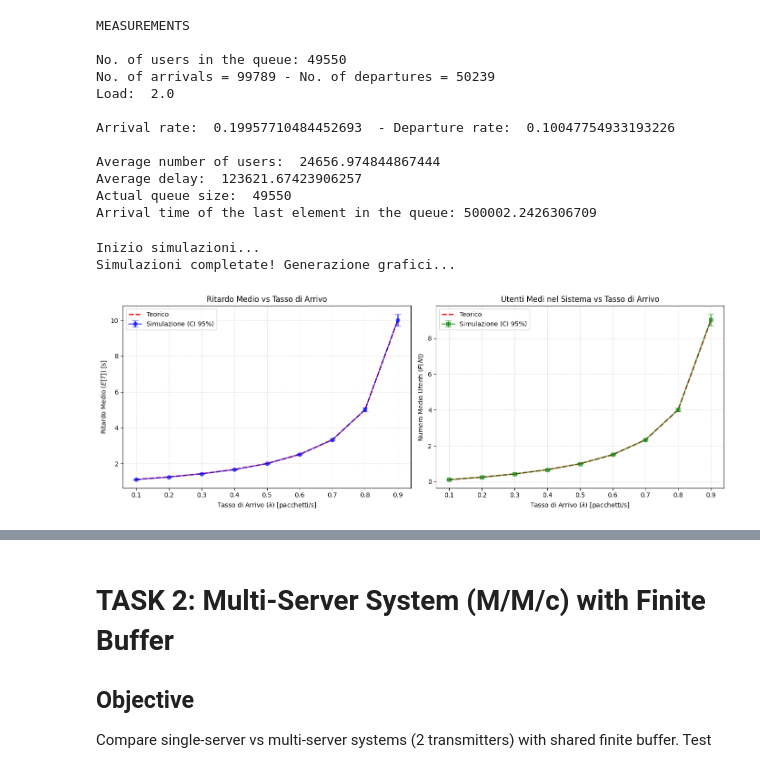
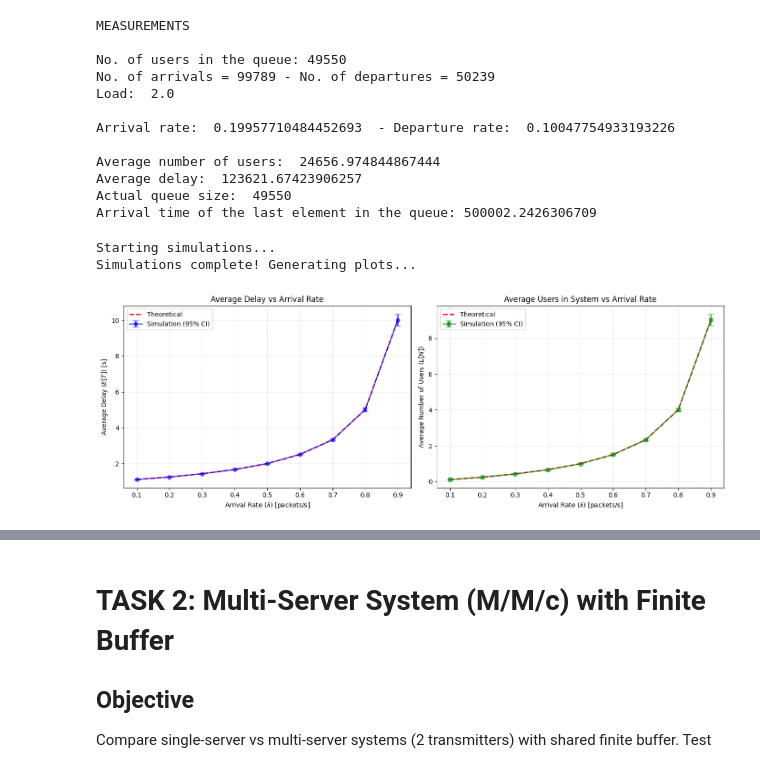
Before and after one commit to ICT4SS-Laboratories/Management-labs, a Jupyter notebook: Lab1/queueMM1-ES.ipynb, the cells around one changed output, grey strips where cells are left out. Cells and saved outputs as stored; diff of their text form; code cells hidden in the pictures.

```diff
--- a/Lab1/queueMM1-ES.ipynb
+++ b/Lab1/queueMM1-ES.ipynb
@@ -228,87 +229,87 @@ def run_simulation_with_prof_code(arr_rate, srv_rate, sim_duration, seed=42):
 # %%
-# Parametri dell'esperimento
-MU = 1.0                # Tasso di servizio fisso (mu)
-lambdas = np.linspace(0.1, 0.9, 9)  # Tassi di arrivo (lambda) da 0.1 a 0.9
-n_runs = 20             # Numero di run per ogni lambda per calcolare l'intervallo di confidenza
-sim_duration = 50000    # Durata di ogni simulazione
+# Experiment parameters
+MU = 1.0                # Fixed service rate (mu)
+lambdas = np.linspace(0.1, 0.9, 9)  # Arrival rates (lambda) from 0.1 to 0.9
+n_runs = 20             # Number of runs per lambda to calculate the confidence interval
+sim_duration = 50000    # Duration of each simulation
 
-# Strutture per salvare i risultati delle simulazioni
+# Data structures to store simulation results
 sim_delay_means, sim_delay_cis = [], []
 sim_users_means, sim_users_cis = [], []
 
-# Strutture per i valori teorici
+# Data structures for theoretical values
 teor_delays = []
 teor_users = []
 
-print("Inizio simulazioni...")
+print("Starting simulations...")
 
 for lam in lambdas:
     delays_for_lam = []
     users_for_lam = []
 
-    # Eseguiamo n_runs per lo stesso lambda variando il seed
+    # Run n_runs for the same lambda varying the seed
     for run in range(n_runs):
-        # Usiamo la funzione wrapper creata prima!
+        # Use the wrapper function created earlier!
         avg_d, avg_u = run_simulation_with_prof_code(
             arr_rate=lam,
             srv_rate=MU,
             sim_duration=sim_duration,
-            seed=run # Cambiamo seed ad ogni run
+            seed=run  # Change seed at each run
         )
         delays_for_lam.append(avg_d)
         users_for_lam.append(avg_u)
 
-    # Calcolo Medie
+    # Compute means
     mean_d = np.mean(delays_for_lam)
     mean_u = np.mean(users_for_lam)
 
     # TASK 1-b
-    # Calcolo Intervalli di Confidenza al 95% (usando t di Student)
+    # Compute 95% Confidence Intervals (using Student's t-distribution)
     ci_d = st.sem(delays_for_lam) * st.t.ppf((1 + 0.95) / 2., n_runs-1)
     ci_u = st.sem(users_for_lam) * st.t.ppf((1 + 0.95) / 2., n_runs-1)
 
     sim_delay_means.append(mean_d)
     sim_delay_cis.append(ci_d)
     sim_users_means.append(mean_u)
     sim_users_cis.append(ci_u)
 
-    # Valori teorici M/M/1
+    # Theoretical M/M/1 values
     rho = lam / MU
     teor_delays.append(1 / (MU - lam))
     teor_users.append(rho / (1 - rho))
 
-print("Simulazioni completate! Generazione grafici...")
+print("Simulations complete! Generating plots...")
 
 # ==========================================
-# PLOTTING DEI RISULTATI (Corretto)
+# PLOTTING RESULTS
 # ==========================================
 fig, (ax1, ax2) = plt.subplots(1, 2, figsize=(14, 5))
 
-# Grafico 1: Ritardo Medio
-# Ho aggiunto alpha=0.6 per rendere la simulazione trasparente e far vedere la linea rossa sotto
-ax1.errorbar(lambdas, sim_delay_means, yerr=sim_delay_cis, fmt='-o', color='b', capsize=5, alpha=0.6, linewidth=2, label='Simulazione (CI 95%)')
-ax1.plot(lambdas, teor_delays, '--r', linewidth=2, label='Teorico')
-ax1.set_title('Ritardo Medio vs Tasso di Arrivo')
-# Aggiunta la 'r' prima delle stringhe per risolvere il SyntaxWarning
-ax1.set_xlabel(r'Tasso di Arrivo ($\lambda$) [pacchetti/s]')
-ax1.set_ylabel(r'Ritardo Medio ($E[T]$) [s]')
+# Plot 1: Average Delay
+# alpha=0.6 makes the simulation line transparent so the theoretical line is visible beneath
+ax1.errorbar(lambdas, sim_delay_means, yerr=sim_delay_cis, fmt='-o', color='b', capsize=5, alpha=0.6, linewidth=2, label='Simulation (95% CI)')
+ax1.plot(lambdas, teor_delays, '--r', linewidth=2, label='Theoretical')
+ax1.set_title('Average Delay vs Arrival Rate')
+# 'r' prefix added before strings to resolve SyntaxWarning
+ax1.set_xlabel(r'Arrival Rate ($\lambda$) [packets/s]')
+ax1.set_ylabel(r'Average Delay ($E[T]$) [s]')
 ax1.grid(True, linestyle=':', alpha=0.7)
 ax1.legend()
 
-# Grafico 2: Numero Medio di Utenti
-ax2.errorbar(lambdas, sim_users_means, yerr=sim_users_cis, fmt='-s', color='g', capsize=5, alpha=0.6, linewidth=2, label='Simulazione (CI 95%)')
-ax2.plot(lambdas, teor_users, '--r', linewidth=2, label='Teorico')
-ax2.set_title('Utenti Medi nel Sistema vs Tasso di Arrivo')
-ax2.set_xlabel(r'Tasso di Arrivo ($\lambda$) [pacchetti/s]') # Aggiunta la 'r'
-ax2.set_ylabel(r'Numero Medio Utenti ($E[N]$)') # Aggiunta la 'r'
+# Plot 2: Average Number of Users
+ax2.errorbar(lambdas, sim_users_means, yerr=sim_users_cis, fmt='-s', color='g', capsize=5, alpha=0.6, linewidth=2, label='Simulation (95% CI)')
+ax2.plot(lambdas, teor_users, '--r', linewidth=2, label='Theoretical')
+ax2.set_title('Average Users in System vs Arrival Rate')
+ax2.set_xlabel(r'Arrival Rate ($\lambda$) [packets/s]')
+ax2.set_ylabel(r'Average Number of Users ($E[N]$)')
 ax2.grid(True, linestyle=':', alpha=0.7)
 ax2.legend()
 
 plt.tight_layout()
 plt.show()
 # %% [output]
-Inizio simulazioni...
-Simulazioni completate! Generazione grafici...
+Starting simulations...
+Simulations complete! Generating plots...
-[figure, old version]
+[figure, new version]
 # %%
 import numpy as np
```
Also changed, not shown: parts of 9 cells of this notebook.
